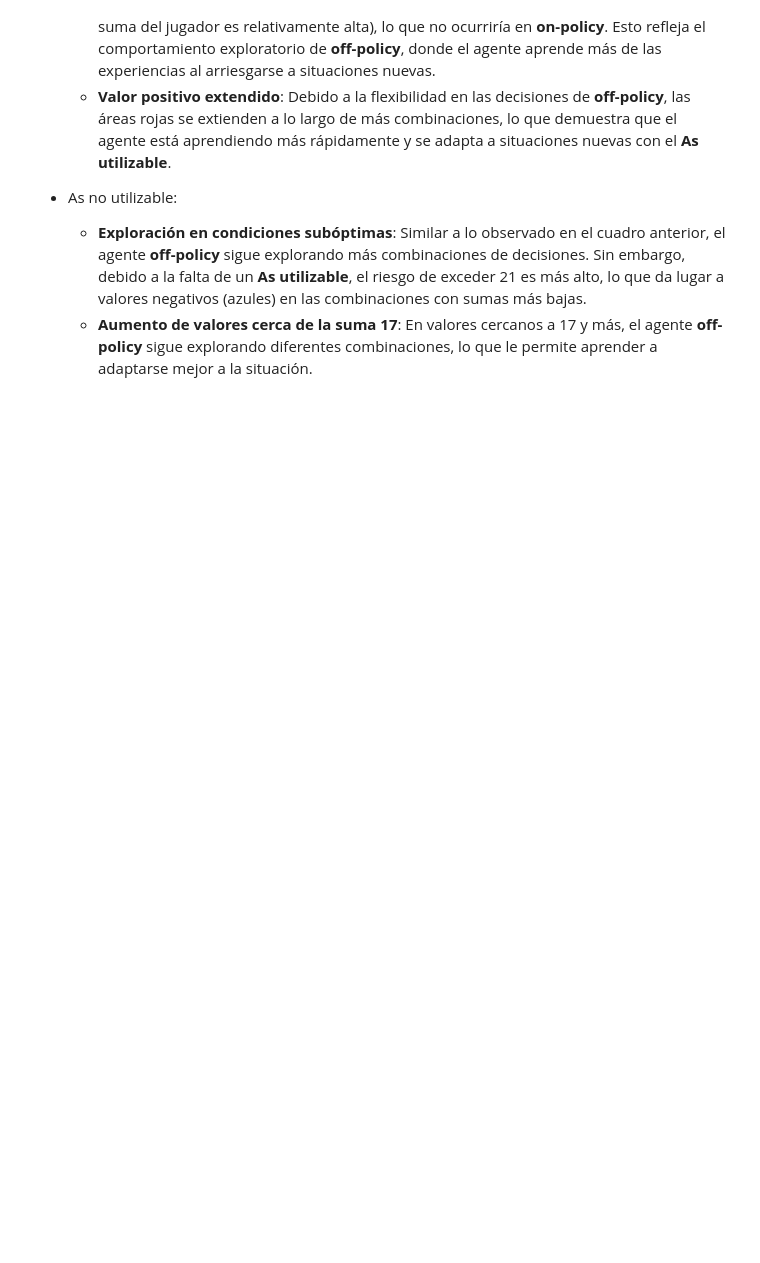
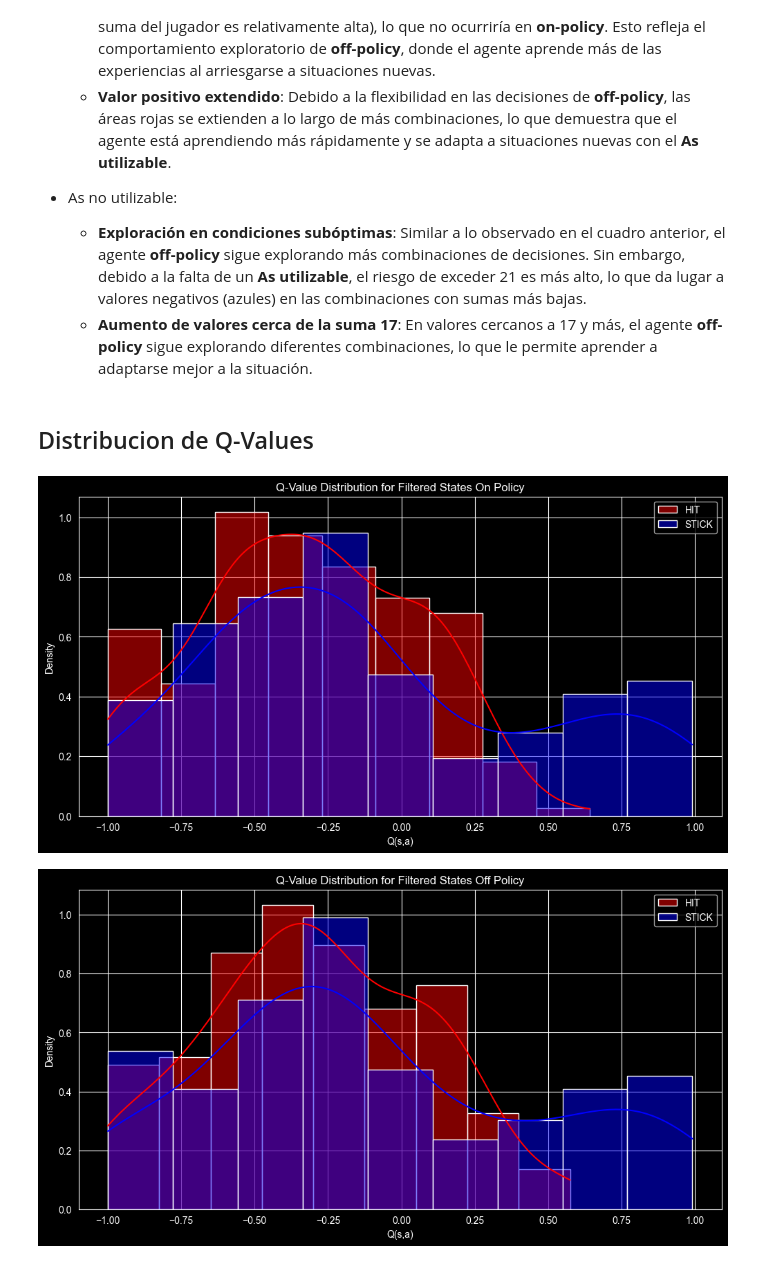
Before and after one commit to kikaymusic/EscuderoRodriguezSanchez, a Jupyter notebook: Entornos_Complejos/notebook_montecarlo.ipynb, the cells around one changed output. Saved outputs shown, nothing was run; the diff lists cells and outputs as text; code cells hidden in the pictures; blank space fills up the shorter version.

```diff
--- a/Entornos_Complejos/notebook_montecarlo.ipynb
+++ b/Entornos_Complejos/notebook_montecarlo.ipynb
@@ -362,3 +362,21 @@ Off Policy
 
     - **Exploración en condiciones subóptimas**: Similar a lo observado en el cuadro anterior, el agente **off-policy** sigue explorando más combinaciones de decisiones. Sin embargo, debido a la falta de un **As utilizable**, el riesgo de exceder 21 es más alto, lo que da lugar a valores negativos (azules) en las combinaciones con sumas más bajas.
     - **Aumento de valores cerca de la suma 17**: En valores cercanos a 17 y más, el agente **off-policy** sigue explorando diferentes combinaciones, lo que le permite aprender a adaptarse mejor a la situación.
+# %% [markdown]
+## Distribucion de Q-Values
+# %%
+# Distribución de Q(s,a) en estados típicos (player sum 11..21)
+plot_q_heatmap(
+    agent_on.q_table,
+    state_filter_fn=lambda s: (isinstance(s, tuple) and len(s) == 3 and 11 <= s[0] <= 21),
+    label='On Policy'
+)
+
+plot_q_heatmap(
+    agent_off.q_table,
+    state_filter_fn=lambda s: (isinstance(s, tuple) and len(s) == 3 and 11 <= s[0] <= 21),
+    label='Off Policy'
+)
+# %% [output]
+[figure, added]
+[figure, added]
```
Also changed, not shown: parts of 5 cells of this notebook.
